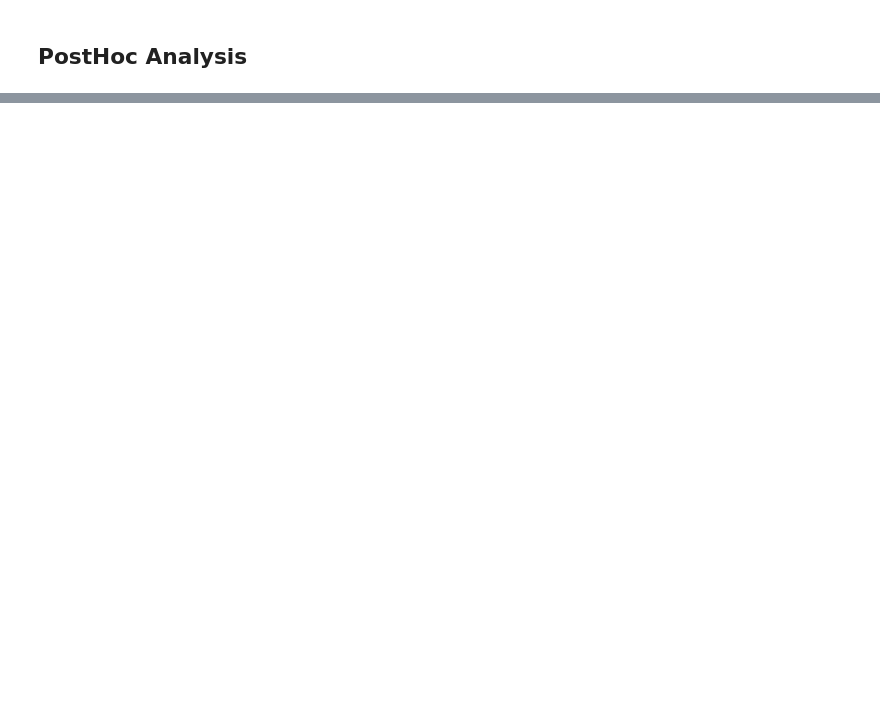
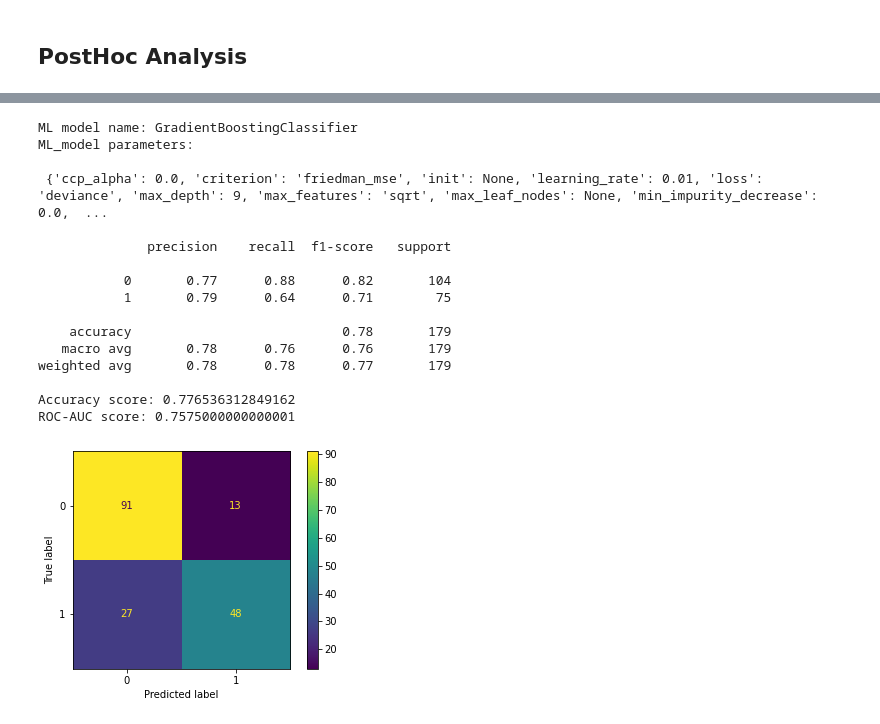
Before and after one commit to Ilshat-Akhmetov/Titanic_Kaggle_Competition, a Jupyter notebook: Titanic.ipynb, the cells around one changed output, grey strips where cells are left out. Cells and saved outputs as stored; diff of their text form; code cells hidden in the pictures; blank space fills up the shorter version.

```diff
--- a/Titanic.ipynb
+++ b/Titanic.ipynb
@@ -292,0 +347,11 @@ value_predicted = RFC.predict(valid_data)
+# %%
+def get_gradient_boosting_model():
+    tuned_parameters = [{'n_estimators': [100, 200, 300, 500],
+                        'max_depth': [5, 7, 9]}]
+    Gradient_Boosting = GradientBoostingClassifier(random_state = rand_state, min_samples_split = 10,
+                                                   min_samples_leaf = 5, max_features = 'sqrt', learning_rate = 0.01)
+    GBC = GridSearchCV(Gradient_Boosting, tuned_parameters)
+    return GBC
+# %%
+GBC = get_gradient_boosting_model()
+GBC.fit(train_data, train_value)
@@ -326 +404,21 @@ RFC.best_estimator_.get_params
+# %%
+make_post_hoc_report(GBC, valid_data, valid_value, "GradientBoostingClassifier")
+# %% [output]
+ML model name: GradientBoostingClassifier
+ML_model parameters:
+
+ {'ccp_alpha': 0.0, 'criterion': 'friedman_mse', 'init': None, 'learning_rate': 0.01, 'loss': 'deviance', 'max_depth': 9, 'max_features': 'sqrt', 'max_leaf_nodes': None, 'min_impurity_decrease': 0.0,  ...
+
+              precision    recall  f1-score   support
+
+           0       0.77      0.88      0.82       104
+           1       0.79      0.64      0.71        75
+
+    accuracy                           0.78       179
+   macro avg       0.78      0.76      0.76       179
+weighted avg       0.78      0.78      0.77       179
+
+Accuracy score: 0.776536312849162
+ROC-AUC score: 0.7575000000000001
+[figure, added]
 # %%
```
Also changed, not shown: parts of 68 cells of this notebook, 7 other files.
